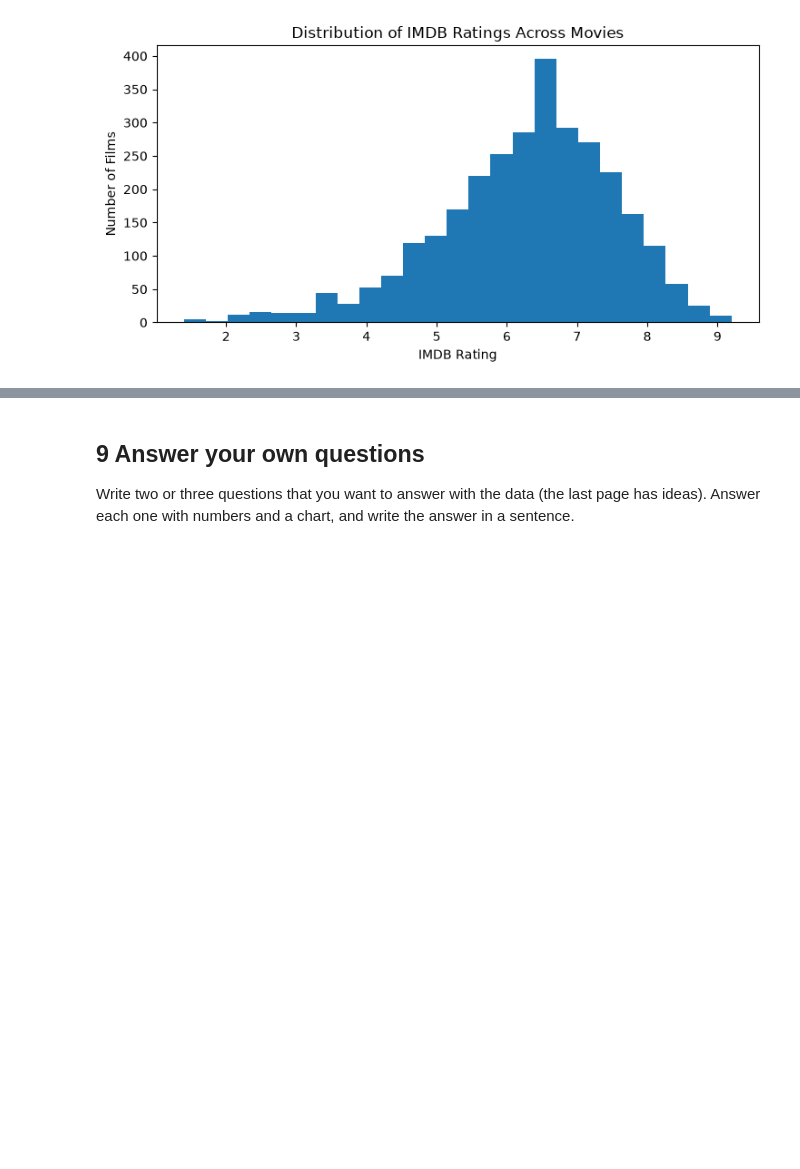
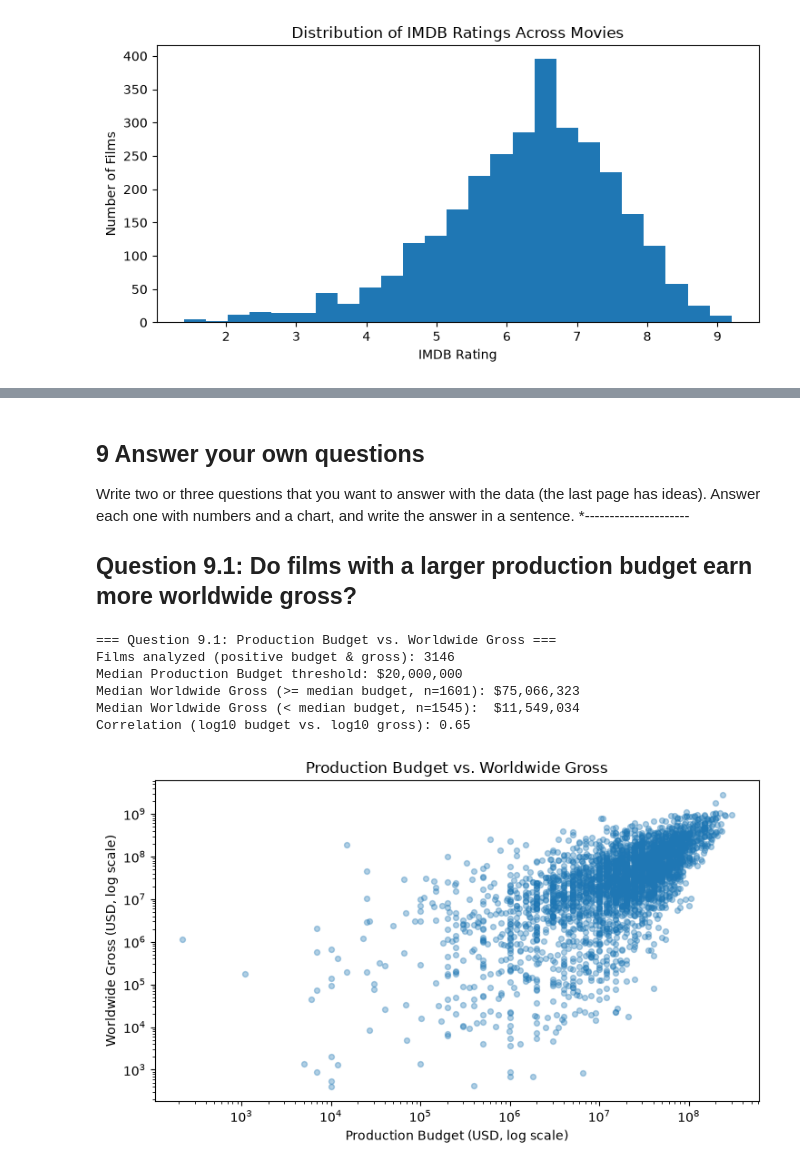
Before and after one commit to Novica-GH/Lexicon_2026-27, a Jupyter notebook: 6. Data analysis ana Visualisation/Projekt_InDa_Movie.ipynb, the cells around one changed output, grey strips where cells are left out. Drawn from its saved outputs; the diff is of its cells as text; code cells hidden in the pictures; blank space fills up the shorter version.

Commit message:
Data Analysis & Visualisation_Projekt_Day 4 commit

```diff
--- a/6. Data analysis ana Visualisation/Projekt_InDa_Movie.ipynb
+++ b/6. Data analysis ana Visualisation/Projekt_InDa_Movie.ipynb
@@ -627,5 +634,79 @@ plt.show()
 # %% [markdown]
 ## 9 Answer your own questions
 
-Write two or three questions that you want to answer with the data (the last page has
-ideas). Answer each one with numbers and a chart, and write the answer in a sentence.
+Write two or three questions that you want to answer with the data (the last page has ideas).
+Answer each one with numbers and a chart, and write the answer in a sentence.
+*---------------------
+
+## Question 9.1: Do films with a larger production budget earn more worldwide gross?
+# %%
+# ==============================================================================
+# Question 9.1: Do films with a larger production budget earn more worldwide gross?
+# ==============================================================================
+
+import pandas as pd
+import numpy as np
+import matplotlib.pyplot as plt
+
+
+
+# Safe fallback if earlier cells have not yet been executed in this session
+if 'merged' not in globals():
+    movies_raw = pd.read_csv('data/movies.csv')
+    genre_groups = pd.read_csv('data/genre_groups.csv')
+
+    movies_clean = movies_raw.copy()
+    for col in ['Title', 'Major Genre', 'MPAA Rating', 'Distributor', 'Source', 'Creative Type', 'Director']:
+        if col in movies_clean.columns:
+            movies_clean[col] = movies_clean[col].astype('string').str.strip()
+
+    movies_clean['Release Date_dt'] = pd.to_datetime(movies_clean['Release Date'], errors='coerce')
+    future_mask = movies_clean['Release Date_dt'] > pd.Timestamp('2026-11-27')
+    movies_clean.loc[future_mask, 'Release Date_dt'] = pd.NaT
+    movies_clean = movies_clean.drop_duplicates()
+
+    merged = movies_clean.merge(genre_groups, on='Major Genre', how='left')
+    merged['release_year'] = merged['Release Date_dt'].dt.year
+    merged['rt_rating_10'] = merged['Rotten Tomatoes Rating'] / 10.0
+    merged['imdb_minus_rt10'] = merged['IMDB Rating'] - merged['rt_rating_10']
+    merged['gross_minus_budget'] = merged['Worldwide Gross'] - merged['Production Budget']
+    merged['gross_to_budget_ratio'] = np.where(
+        merged['Production Budget'] > 0,
+        merged['Worldwide Gross'] / merged['Production Budget'],
+        np.nan
+    )
+
+# ==============================================================================
+# Question 1: Do films with a larger production budget earn more worldwide gross?
+# ==============================================================================
+fin_df = merged.dropna(subset=['Production Budget', 'Worldwide Gross'])
+fin_df = fin_df[(fin_df['Production Budget'] > 0) & (fin_df['Worldwide Gross'] > 0)]
+
+med_budget = fin_df['Production Budget'].median()
+big_budget = fin_df[fin_df['Production Budget'] >= med_budget]
+small_budget = fin_df[fin_df['Production Budget'] < med_budget]
+
+print("=== Question 9.1: Production Budget vs. Worldwide Gross ===")
+print(f"Films analyzed (positive budget & gross): {len(fin_df)}")
+print(f"Median Production Budget threshold: ${med_budget:,.0f}")
+print(f"Median Worldwide Gross (>= median budget, n={len(big_budget)}): ${big_budget['Worldwide Gross'].median():,.0f}")
+print(f"Median Worldwide Gross (< median budget, n={len(small_budget)}):  ${small_budget['Worldwide Gross'].median():,.0f}")
+print(f"Correlation (log10 budget vs. log10 gross): {np.log10(fin_df['Production Budget']).corr(np.log10(fin_df['Worldwide Gross'])):.2f}")
+
+fig, ax = plt.subplots(figsize=(7.5, 4.5))
+ax.scatter(fin_df['Production Budget'], fin_df['Worldwide Gross'], alpha=0.35, s=18)
+ax.set_xscale('log')
+ax.set_yscale('log')
+ax.set_title('Production Budget vs. Worldwide Gross')
+ax.set_xlabel('Production Budget (USD, log scale)')
+ax.set_ylabel('Worldwide Gross (USD, log scale)')
+plt.tight_layout()
+plt.show()
+# %% [output]
+=== Question 9.1: Production Budget vs. Worldwide Gross ===
+Films analyzed (positive budget & gross): 3146
+Median Production Budget threshold: $20,000,000
+Median Worldwide Gross (>= median budget, n=1601): $75,066,323
+Median Worldwide Gross (< median budget, n=1545):  $11,549,034
+Correlation (log10 budget vs. log10 gross): 0.65
+[figure, added]
```
Also changed, not shown: parts of 13 cells of this notebook, 1 other file.
